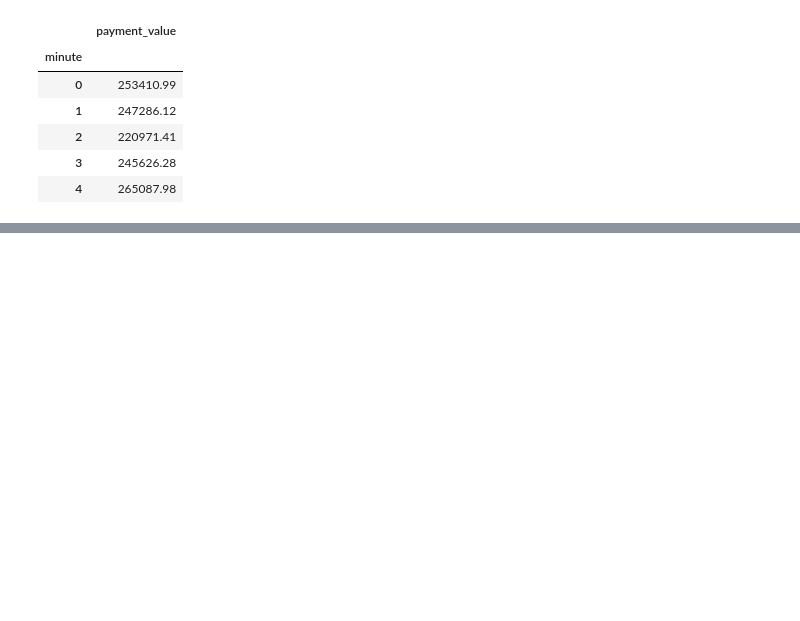
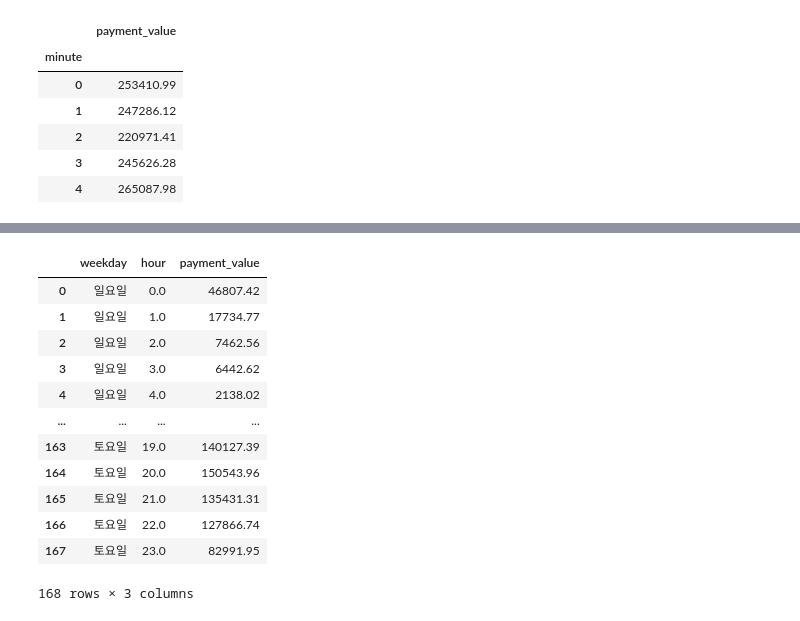
Before and after one commit to jhryu1208/Python_DataAnalysis_Pandas, a Jupyter notebook: Pandas/Brazilian_Ecommerce_EDA/BEE4.ipynb, the cells around one changed output, grey strips where cells are left out. Cells and saved outputs as stored; diff of their text form; code cells hidden in the pictures; blank space fills up the shorter version.

Commit message:
JH_Update correlation for the payment amount between weekdays and hours of the day_py

```diff
--- a/Pandas/Brazilian_Ecommerce_EDA/BEE4.ipynb
+++ b/Pandas/Brazilian_Ecommerce_EDA/BEE4.ipynb
@@ -429,0 +442,3 @@ merged_order_payment_minute.iplot(kind='bar', theme='white')
+# %%
+merged_order_payment_hour_weekday = merged_order_payment_date[['payment_value','weekday','hour']].copy()
+merged_order_payment_hour_weekday.head()
@@ -429,0 +452,5 @@ merged_order_payment_minute.iplot(kind='bar', theme='white')
+# %%
+# groupby를 이용해서 weekday와 hour을 일관되게 묶어준다.
+# 1주에 0~23시간 2주에 0~23시간 이렇게 묶이도록
+merged_order_payment_hour_weekday = merged_order_payment_hour_weekday.groupby(['weekday', 'hour']).sum()
+merged_order_payment_hour_weekday
@@ -429,0 +483,23 @@ merged_order_payment_minute.iplot(kind='bar', theme='white')
+# %%
+# 숫자를 요일로 바꾸기 위한 apply용 함수 생성
+def func(row):
+
+    if row['weekday'] == 0:
+        row['weekday'] = '일요일'
+    elif row['weekday'] == 1:
+        row['weekday'] = '월요일'
+    elif row['weekday'] == 2:
+        row['weekday'] = '화요일'
+    elif row['weekday'] == 3:
+        row['weekday'] = '수요일'
+    elif row['weekday'] == 4:
+        row['weekday'] = '목요일'
+    elif row['weekday'] == 5:
+        row['weekday'] = '금요일'
+    elif row['weekday'] == 6:
+        row['weekday'] = '토요일'
+
+    return row
+# %%
+merged_order_payment_hour_weekday = merged_order_payment_hour_weekday.reset_index()
+merged_order_payment_hour_weekday.head()
@@ -429,0 +513,17 @@ merged_order_payment_minute.iplot(kind='bar', theme='white')
+# %%
+merged_order_payment_hour_weekday = merged_order_payment_hour_weekday.apply(func, axis = 1)
+merged_order_payment_hour_weekday
+# %% [output]
+|  | weekday | hour | payment_value |
+| 0 | 일요일 | 0.0 | 46807.42 |
+| 1 | 일요일 | 1.0 | 17734.77 |
+| 2 | 일요일 | 2.0 | 7462.56 |
+| 3 | 일요일 | 3.0 | 6442.62 |
+| 4 | 일요일 | 4.0 | 2138.02 |
+| ... | ... | ... | ... |
+| 163 | 토요일 | 19.0 | 140127.39 |
+| 164 | 토요일 | 20.0 | 150543.96 |
+| 165 | 토요일 | 21.0 | 135431.31 |
+| 166 | 토요일 | 22.0 | 127866.74 |
+| 167 | 토요일 | 23.0 | 82991.95 |
+168 rows × 3 columns
```
Also changed, not shown: parts of 11 cells of this notebook.
